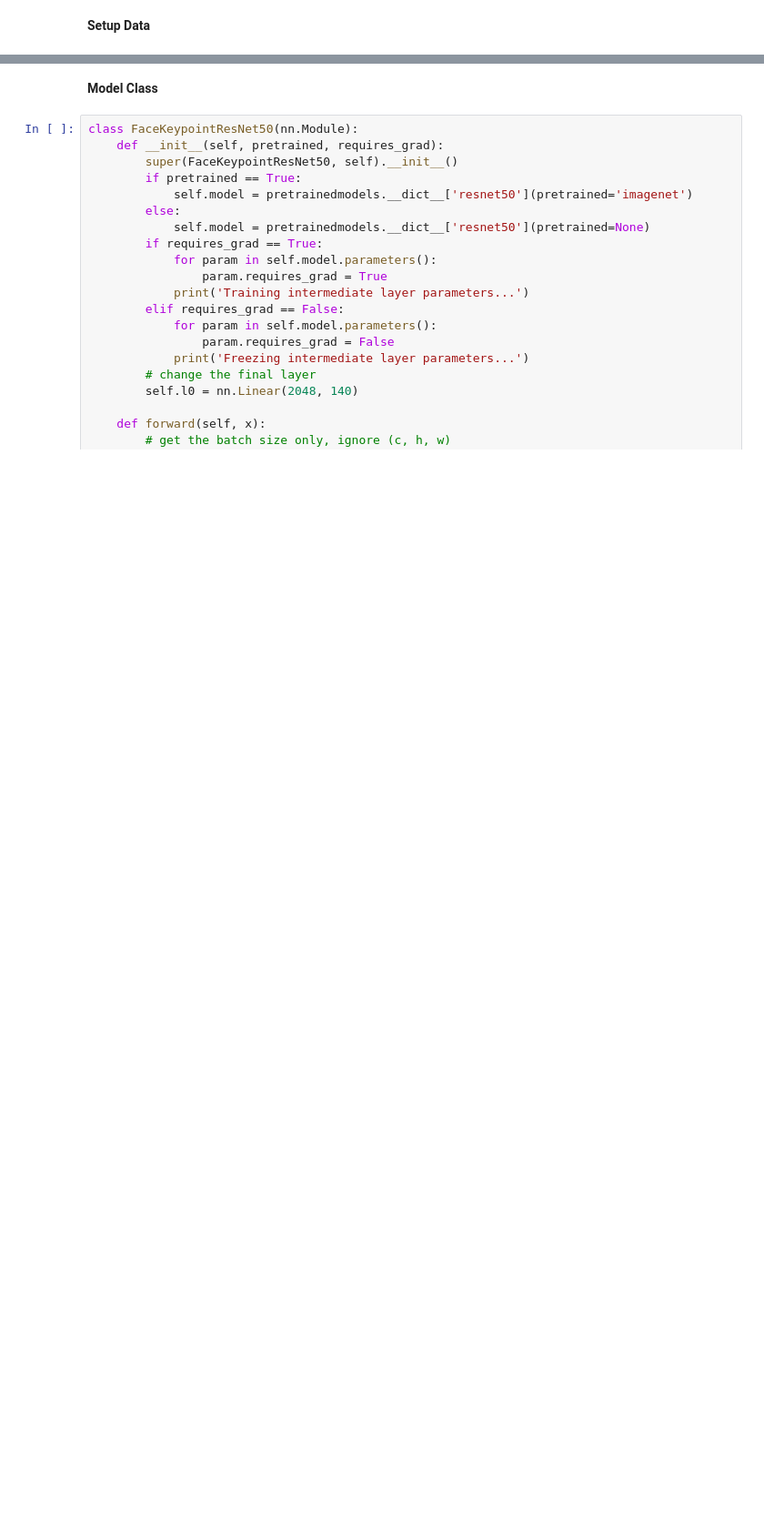
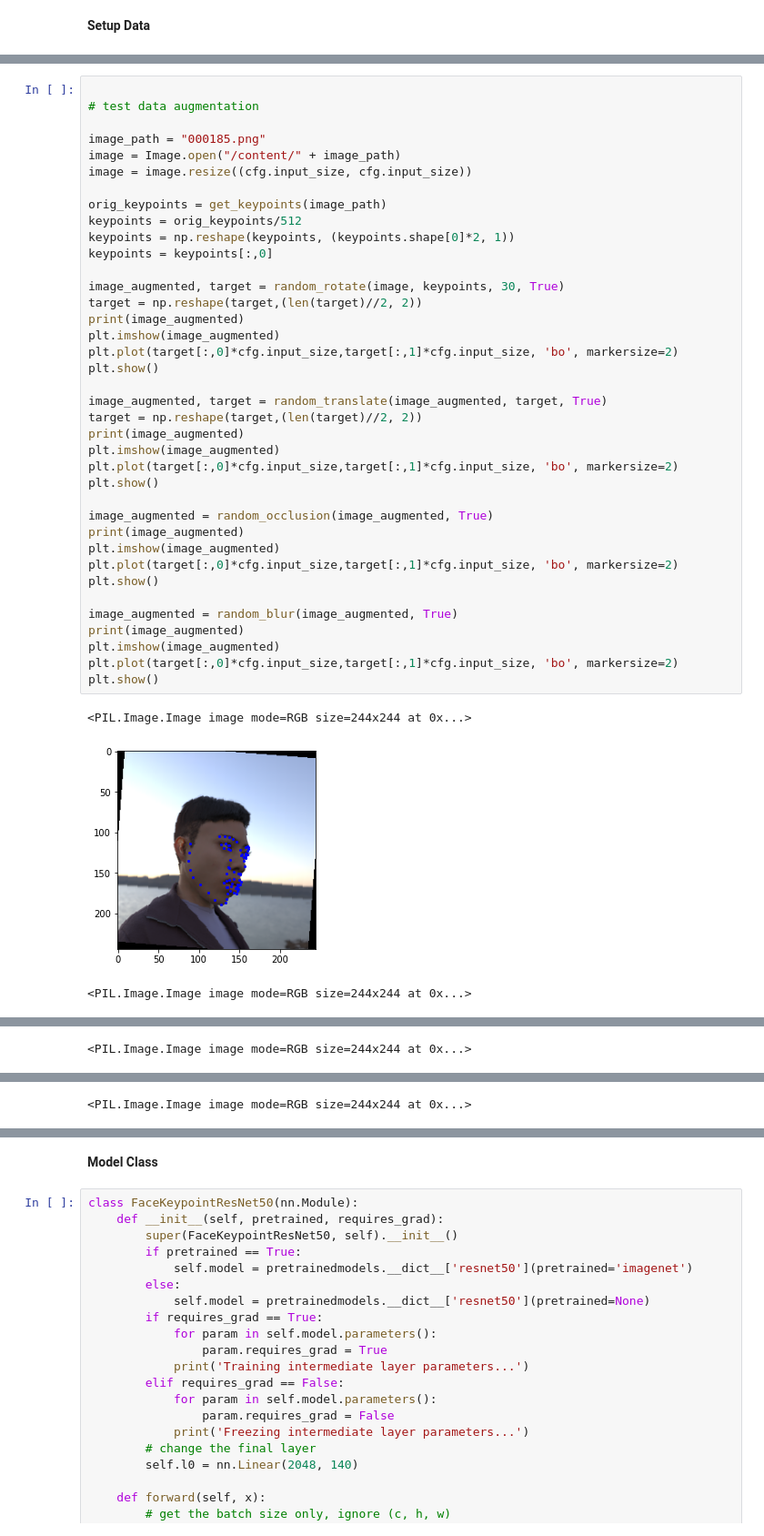
Before and after one commit to ajdm432/bridging_domain_gap, a Jupyter notebook: pretrained_resnet_keypoint_detection.ipynb, the cells around one changed output, grey strips where cells are left out. Shown at 91% size. Cells and saved outputs as stored; diff of their text form; blank space fills up the shorter version.

Commit message:
Fix Data Augmentation in Resnet50
Add additional preprocessing to keypoints in dataloader to adapt PIPNet augmentation code for resnet and mobilenet

```diff
--- a/pretrained_resnet_keypoint_detection.ipynb
+++ b/pretrained_resnet_keypoint_detection.ipynb
@@ -347,0 +457,42 @@ time: 2.54 s (started: 2022-11-22 04:26:28 +00:00)
+# %%
+
+# test data augmentation
+
+image_path = "000185.png"
+image = Image.open("/content/" + image_path)
+image = image.resize((cfg.input_size, cfg.input_size))
+
+orig_keypoints = get_keypoints(image_path)
+keypoints = orig_keypoints/512
+keypoints = np.reshape(keypoints, (keypoints.shape[0]*2, 1))
+keypoints = keypoints[:,0]
+
+image_augmented, target = random_rotate(image, keypoints, 30, True)
+target = np.reshape(target,(len(target)//2, 2))
+print(image_augmented)
+plt.imshow(image_augmented)
+plt.plot(target[:,0]*cfg.input_size,target[:,1]*cfg.input_size, 'bo', markersize=2)
+plt.show()
+
+image_augmented, target = random_translate(image_augmented, target, True)
+target = np.reshape(target,(len(target)//2, 2))
+print(image_augmented)
+plt.imshow(image_augmented)
+plt.plot(target[:,0]*cfg.input_size,target[:,1]*cfg.input_size, 'bo', markersize=2)
+plt.show()
+
+image_augmented = random_occlusion(image_augmented, True)
+print(image_augmented)
+plt.imshow(image_augmented)
+plt.plot(target[:,0]*cfg.input_size,target[:,1]*cfg.input_size, 'bo', markersize=2)
+plt.show()
+
+image_augmented = random_blur(image_augmented, True)
+print(image_augmented)
+plt.imshow(image_augmented)
+plt.plot(target[:,0]*cfg.input_size,target[:,1]*cfg.input_size, 'bo', markersize=2)
+plt.show()
+# %% [output]
+<PIL.Image.Image image mode=RGB size=244x244 at 0x...>
+[figure, added]
+<PIL.Image.Image image mode=RGB size=244x244 at 0x...>
@@ -347,0 +500 @@ time: 2.54 s (started: 2022-11-22 04:26:28 +00:00)
+<PIL.Image.Image image mode=RGB size=244x244 at 0x...>
@@ -347,0 +502 @@ time: 2.54 s (started: 2022-11-22 04:26:28 +00:00)
+<PIL.Image.Image image mode=RGB size=244x244 at 0x...>
```
Also changed, not shown: parts of 19 cells of this notebook, 1 other file.
